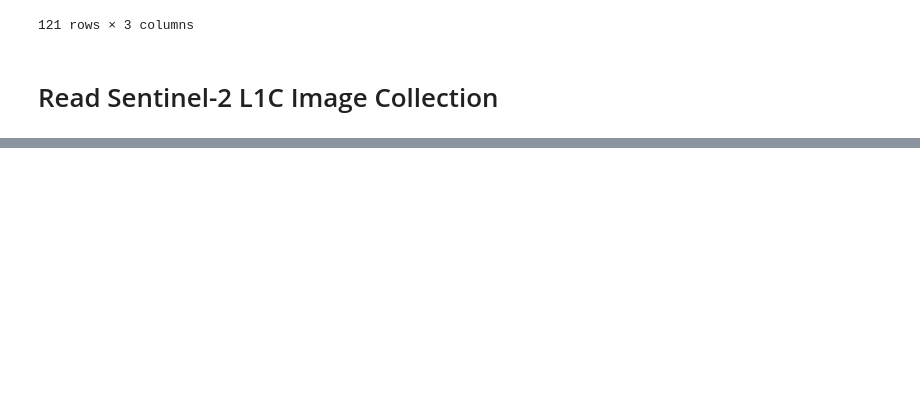
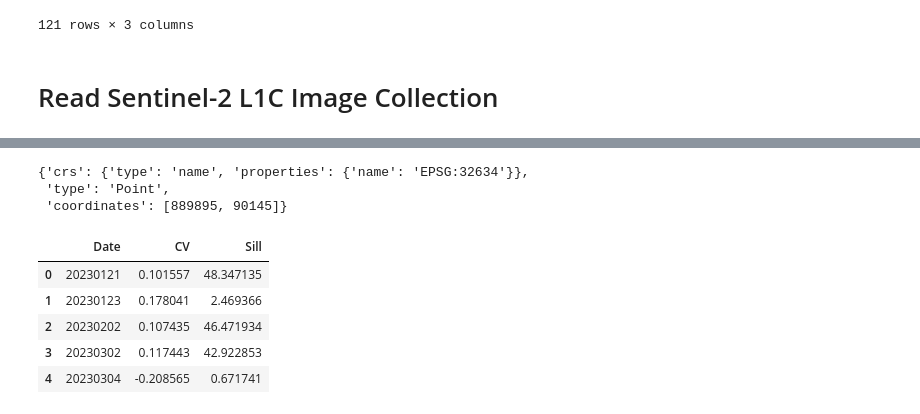
Before and after one commit to IAGO1215/DISCBICOCCA, a Jupyter notebook: NoteBooks Draft/RZ-GEE Temporal Rad, CV, Variogram SR2.ipynb, the cells around one changed output, grey strips where cells are left out. Cells and saved outputs as stored; diff of their text form; code cells hidden in the pictures; blank space fills up the shorter version.

```diff
--- a/NoteBooks Draft/RZ-GEE Temporal Rad, CV, Variogram SR2.ipynb
+++ b/NoteBooks Draft/RZ-GEE Temporal Rad, CV, Variogram SR2.ipynb
@@ -119,7 +135,7 @@ for i in range(len(idList_L1C)):
         idList_L1C_Redun.append(idList_L1C[i])
     else:
         temp_Image = ee.Image(imageList_L1C.get(i))
-        imageList_L1C_NoRedun = imageList_L1C_NoRedun.add(temp_Image.getInfo())
+        imageList_L1C_NoRedun = imageList_L1C_NoRedun.add(temp_Image)
 redunList_L2A = []
 imageList_L2A_NoRedun = ee.List([])
 for i in range(len(idList_L2A)):
@@ -127,6 +143,6 @@ for i in range(len(idList_L2A)):
         redunList_L2A.append(idList_L2A[i])
     else:
         temp_Image = ee.Image(imageList_L2A.get(i))
-        imageList_L2A_NoRedun = imageList_L2A_NoRedun.add(temp_Image.getInfo())
+        imageList_L2A_NoRedun = imageList_L2A_NoRedun.add(temp_Image)
 redunList_L2A
 # %% [output]
@@ -138 +158,6 @@ redunList_L2A
+# %%
+if imageList_L1C_NoRedun.size().getInfo() != imageList_L2A_NoRedun.size().getInfo():
+    raise SystemExit("Stop right there!")
+else:
+    num_Images = imageList_L1C_NoRedun.size().getInfo()
 # %%
@@ -148,0 +183,8 @@ image_2.getInfo()['id']
+# %%
+# Save date!
+list_Date = []
+for i in range(num_Images):
+    # L1C
+    image_L1C = ee.Image(imageList_L1C_NoRedun.get(i))
+    temp_Date = image_L1C.getInfo()['id'].split('/')[-1][0:8]
+    list_Date.append(temp_Date)
@@ -148,0 +287,6 @@ image_2.getInfo()['id']
+# %%
+point.getInfo()
+# %% [output]
+{'crs': {'type': 'name', 'properties': {'name': 'EPSG:32634'}},
+ 'type': 'Point',
+ 'coordinates': [889895, 90145]}
@@ -148,0 +296,14 @@ image_2.getInfo()['id']
+# %%
+m = pd.DataFrame({
+        "Date": list_Date,
+    "CV": list_CV,
+    "Sill": list_Sill
+})
+m.head(5)
+# %% [output]
+|  | Date | CV | Sill |
+| 0 | 20230121 | 0.101557 | 48.347135 |
+| 1 | 20230123 | 0.178041 | 2.469366 |
+| 2 | 20230202 | 0.107435 | 46.471934 |
+| 3 | 20230302 | 0.117443 | 42.922853 |
+| 4 | 20230304 | -0.208565 | 0.671741 |
```
Also changed, not shown: parts of 15 cells of this notebook, 18 other files.
